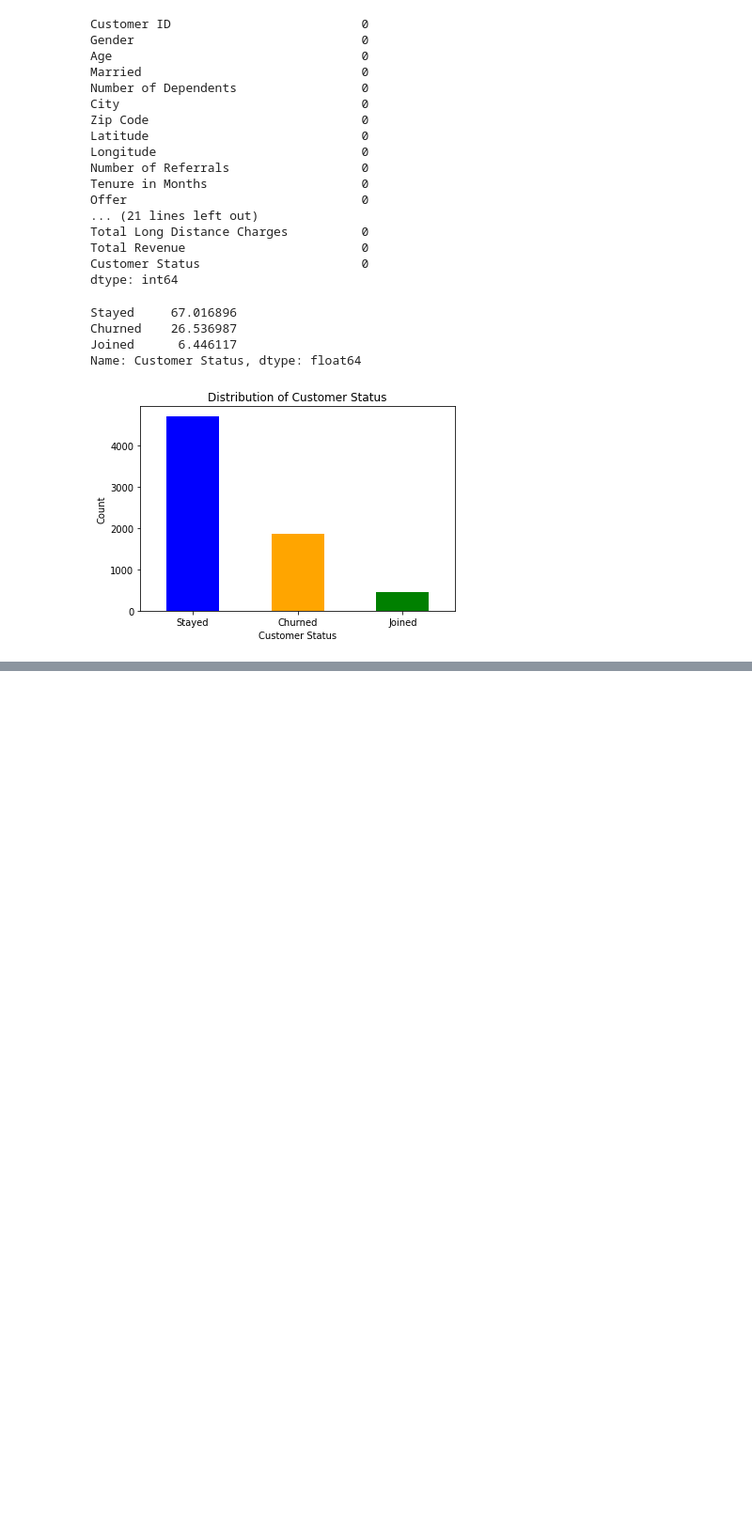
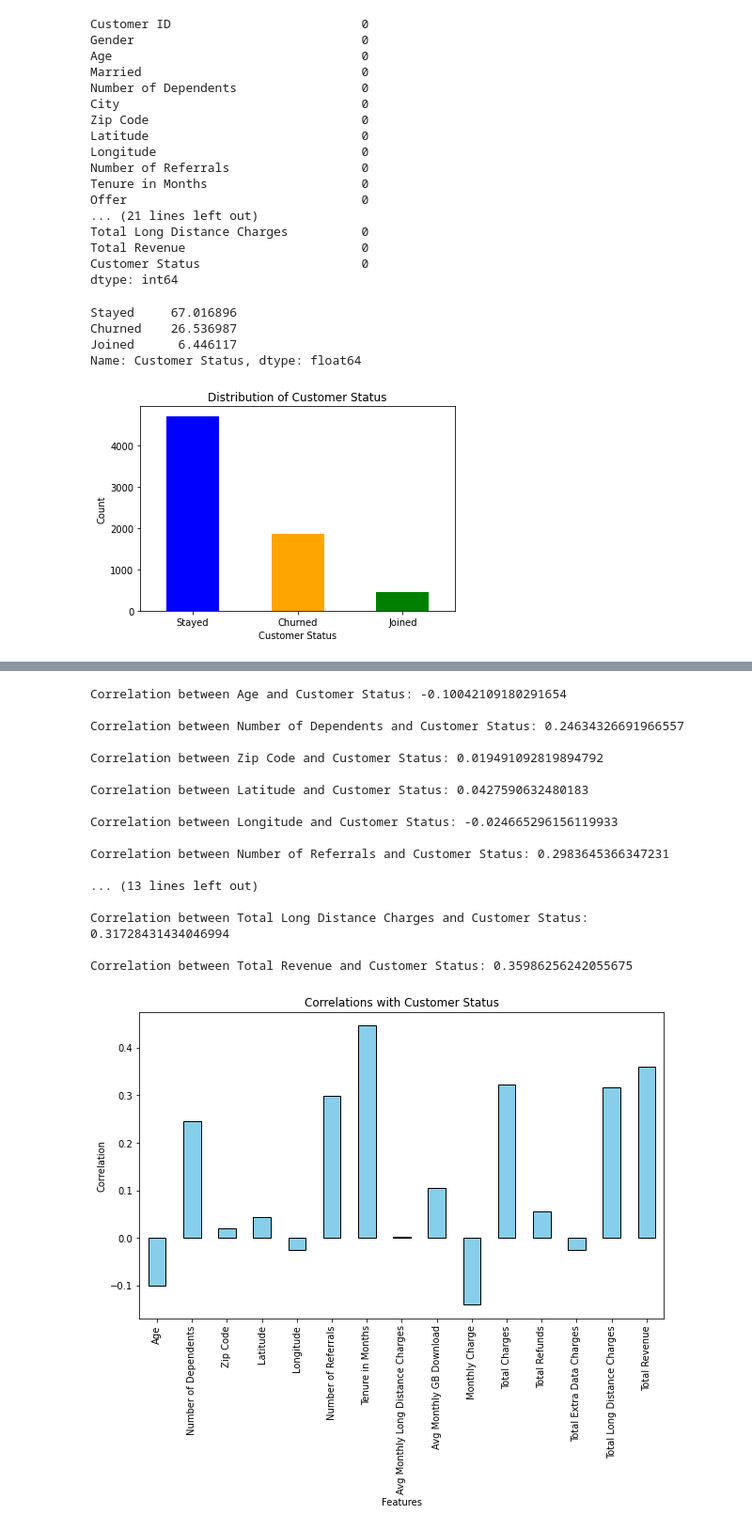
Before and after one commit to farhan-aziz06/Cutomer-Churn-Prediction, a Jupyter notebook: Customer Churn.ipynb, the cells around one changed output, grey strips where cells are left out. Shown at 94% size. Cells and saved outputs as stored; diff of their text form; code cells hidden in the pictures; blank space fills up the shorter version.

```diff
--- a/Customer Churn.ipynb
+++ b/Customer Churn.ipynb
@@ -310,0 +364,14 @@ plt.show()
+# %%
+#Moderately Skewed Features
+features_to_apply_sqrt_tranformation = ['Number of Referrals','Avg Monthly GB Download','Total Charges',
+'Total Long Distance Charges','Total Revenue']
+# df['feature_name'] = np.sqrt(df['feature_name'])
+
+for features in features_to_apply_sqrt_tranformation:
+    df[features] = np.sqrt(df[features].clip(lower=0))
+# %%
+# Logarithmic Transformation:
+features_to_apply_log_tranformation = ['Number of Dependents','Total Refunds','Total Extra Data Charges']
+
+for features in features_to_apply_log_tranformation:
+    df[features] = np.log1p(df[features].clip(lower=0))
@@ -310,0 +413,4 @@ plt.show()
+# %%
+from sklearn.preprocessing import LabelEncoder
+label_encoder = LabelEncoder()
+df['Customer Status Encoded'] = label_encoder.fit_transform(df['Customer Status'])
@@ -310,0 +432,37 @@ plt.show()
+# %%
+correlations = {}
+
+# Calculate correlations for all numerical columns
+for col in numerical_columns:
+    correlations[col] = df[col].corr(df['Customer Status Encoded'])
+    print(f'Correlation between {col} and Customer Status: {correlations[col]}')  # Fixed variable reference
+    print("")
+
+# Convert the dictionary to a Pandas Series
+correlations_series = pd.Series(correlations)
+
+# Plot the correlations
+correlations_series.plot(kind='bar', figsize=(10, 6), color='skyblue', edgecolor='black')
+plt.title('Correlations with Customer Status')
+plt.xlabel('Features')
+plt.ylabel('Correlation')
+plt.show()
+# %% [output]
+Correlation between Age and Customer Status: -0.10042109180291654
+
+Correlation between Number of Dependents and Customer Status: 0.24634326691966557
+
+Correlation between Zip Code and Customer Status: 0.019491092819894792
+
+Correlation between Latitude and Customer Status: 0.0427590632480183
+
+Correlation between Longitude and Customer Status: -0.024665296156119933
+
+Correlation between Number of Referrals and Customer Status: 0.2983645366347231
+
+... (13 lines left out)
+
+Correlation between Total Long Distance Charges and Customer Status: 0.31728431434046994
+
+Correlation between Total Revenue and Customer Status: 0.35986256242055675
+[figure, added]
```
Also changed, not shown: parts of 23 cells of this notebook.
